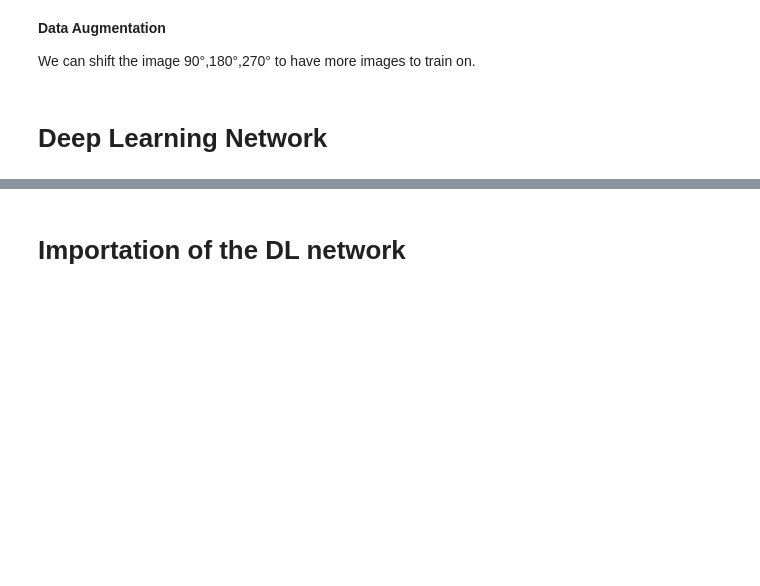
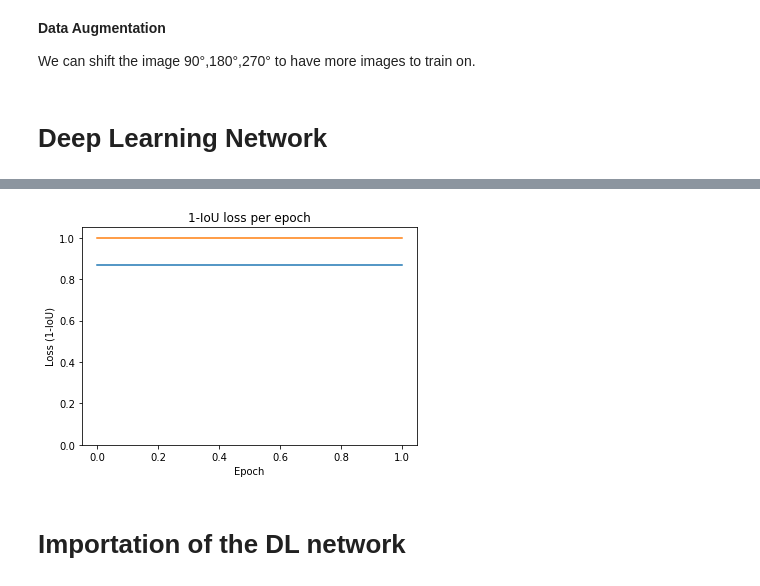
Before and after one commit to MichelQu/Otovo_Deep_Learning, a Jupyter notebook: DeepLearningProject.ipynb, the cells around one changed output, grey strips where cells are left out. Saved outputs shown, nothing was run; the diff lists cells and outputs as text; code cells hidden in the pictures; blank space fills up the shorter version.

```diff
--- a/DeepLearningProject.ipynb
+++ b/DeepLearningProject.ipynb
@@ -143,6 +148,11 @@ with open('./pickles/data.X_train', 'wb') as f:
      pickle.dump(X_train, f)
 with open('./pickles/data.Y_train', 'wb') as f:
      pickle.dump(Y_train, f)
+
+with open('./pickles/data.X_validation', 'wb') as f:
+     pickle.dump(X_validation, f)
+with open('./pickles/data.Y_validation', 'wb') as f:
+     pickle.dump(Y_validation, f)
 with open('./pickles/data.X_test', 'wb') as f:
      pickle.dump(X_test, f)
 with open('./pickles/data.Y_test', 'wb') as f:
@@ -159,6 +169,10 @@ with open('./pickles/data.X_train', 'rb') as f:
      X_train = pickle.load(f)
 with open('./pickles/data.Y_train', 'rb') as f:
      Y_train = pickle.load(f)
+with open('./pickles/data.X_validation', 'rb') as f:
+     X_validation = pickle.load(f)
+with open('./pickles/data.Y_validation', 'rb') as f:
+     Y_validation = pickle.load(f)
 with open('./pickles/data.X_test', 'rb') as f:
      X_test = pickle.load(f)
 with open('./pickles/data.Y_test', 'rb') as f:
@@ -178,11 +196,14 @@ small_dataset_for_test = False
 
 ## For testing the network, we take a smaller dataset
 if small_dataset_for_test :
-    n_split = 5
+    n_split = 3
     df_train = data.iloc[:n_split]
-    df_test = data.iloc[n_split:n_split+2]
+    df_validation = data.iloc[n_split:n_split+2]
+    df_test = data.iloc[n_split+2:n_split+4]
     print('Importation of the Training set')
     X_train, Y_train = creation_useful_dataset(df_train)
+    print('Importation of the Validation set')
+    X_validation, Y_validation = creation_useful_dataset(df_validation)
     print('Importation of the Testing set')
     X_test, Y_test = creation_useful_dataset(df_test)
 # %%
@@ -358,0 +470,71 @@ Training finished
+# %%
+# Settings of the model
+net1 = UNetV2()      # Simple model
+net2 = UNetV3()     # Model with dropout and BatchNorm2d
+criterion = IoULoss()
+optimizer = optim.Adam(net.parameters(), lr=0.001, betas=(0.9, 0.999), eps=1e-08, weight_decay=1e-6)
+models = [net1,net2]
+
+# Batch Creation for the training of the model
+batch_size = 2
+batches_index_train = list(gen_batches(X_train.shape[0],batch_size=batch_size))
+n_epoch = 1
+
+for j,net in enumerate(models) :
+    # Someful paramaters
+    losses_values_per_batches = []
+    print(f'Model n°{j}')
+    for epoch in range(n_epoch) : # loop over the dataset multiple times
+        print(f'   Epoch n°{epoch+1}/{n_epoch}')
+        for i in tqdm(range(len(batches_index_train))) :
+            batch_slice = batches_index_train[i]                         # Get the index of the batch
+            inputs, masks = X_train[batch_slice], Y_train[batch_slice]   # Get inputs and masks
+            # zero the parameter gradients
+            optimizer.zero_grad()
+            # Step : forward + backward + optimize
+            outputs = torch.squeeze(net(inputs),dim=1)     # To reduce the dimension to [B,H,W] of outputs
+            outputs = (outputs>0.5)*1                      # From probabilities to [0,1] for mask and loss computation
+            # Computation of loss function
+            loss = criterion(outputs, masks)               # Compute 1-IoT as loss value
+            loss.requires_grad = True                      # We add a gradient to the loss tensor
+            loss.backward()                                # Backward of loss function
+            optimizer.step()                               # We optimize the network
+
+            ## We compute loss for this batch on the validation set
+            net.eval()                                     # We want to evaluate the model
+            inputs, masks = X_validation, Y_validation     # Get the inputs and masks of validation set
+            outputs = torch.squeeze(net(inputs),dim=1)>0.5 # Output of the model
+            loss = criterion((outputs), masks)             # Compute 1-IoT as loss value
+            losses_values_per_batches.append(loss.mean())  # Append the mean loss of the batch
+            net.train()                                    # We turn the model to training mode
+
+    if(j == 0) : # If net1 == U_netV2
+        # Pickle the model
+        with open('./pickles/cnn_model', 'wb') as f:
+             pickle.dump(net, f)
+
+        print('   Model 1 Trained and pickled /n')
+
+        # We create a plot/png of the loss of the model for epoch batch
+        plt.plot(range(len(batches_index_train)*n_epoch),losses_values_per_batches)
+        plt.title('1-IoU loss per epoch')
+        plt.xlabel('Epoch')
+        plt.ylabel('Loss (1-IoU)')
+        plt.ylim(0,1.05)
+        plt.savefig('./pickles/graph_loss_per_batch.png')
+
+    if(j == 1) : # If net2 == U_netV3
+        # Pickle the model
+        with open('./pickles/cnn_model_improved', 'wb') as f:
+             pickle.dump(net, f)
+
+        print('   Model 2 Trained and pickled /n')
+
+        # We create a plot/png of the loss of the model for epoch batch
+        plt.plot(range(len(batches_index_train)*n_epoch),losses_values_per_batches)
+        plt.title('1-IoU loss per epoch')
+        plt.xlabel('Epoch')
+        plt.ylabel('Loss (1-IoU)')
+        plt.ylim(0,1.05)
+        plt.savefig('./pickles/graph_loss_per_batch_improved.png')
+# %% [output]
@@ -359,3 +547,4 @@ Training finished
+[figure, added]
 # %% [markdown]
 # Importation of the DL network
 # %%
```
Also changed, not shown: parts of 9 cells of this notebook.
